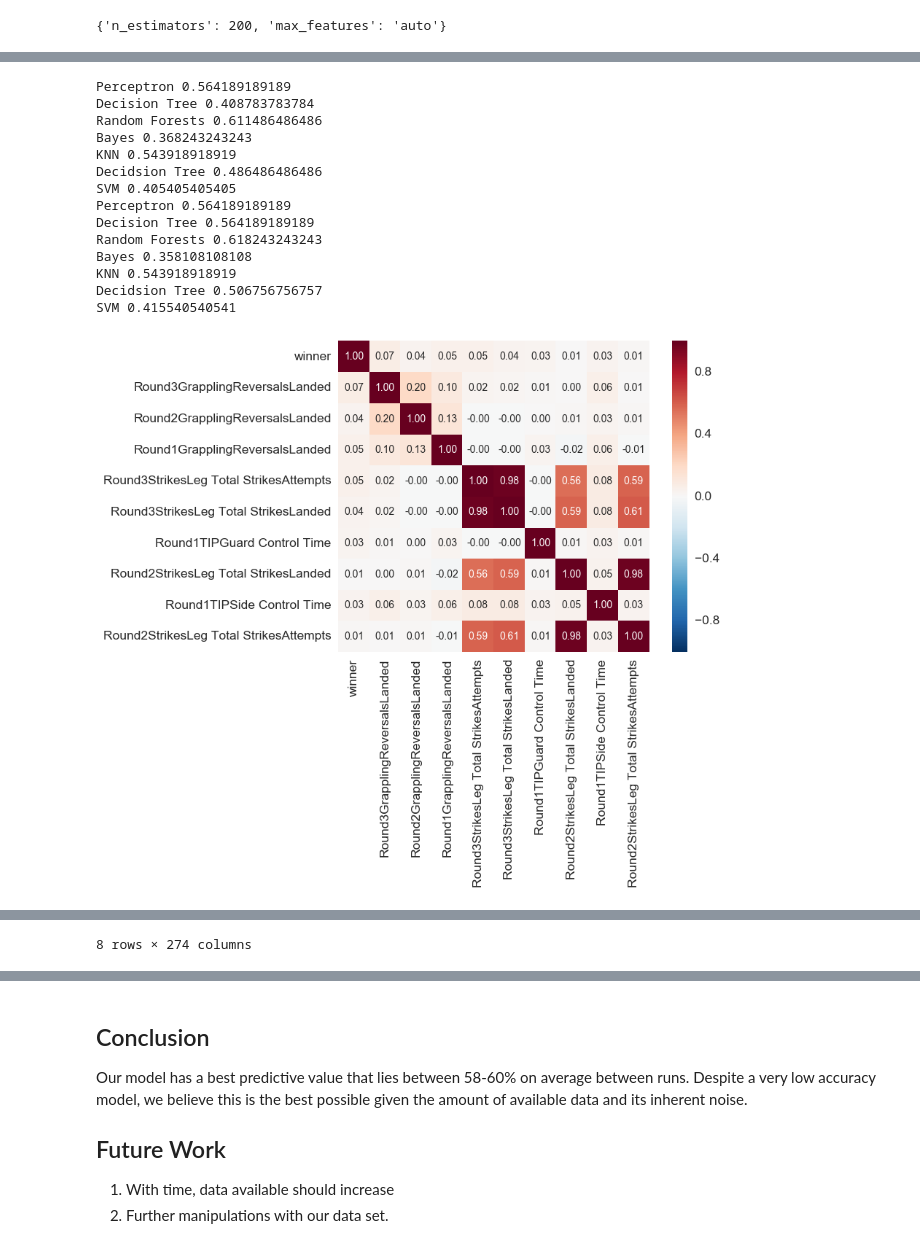
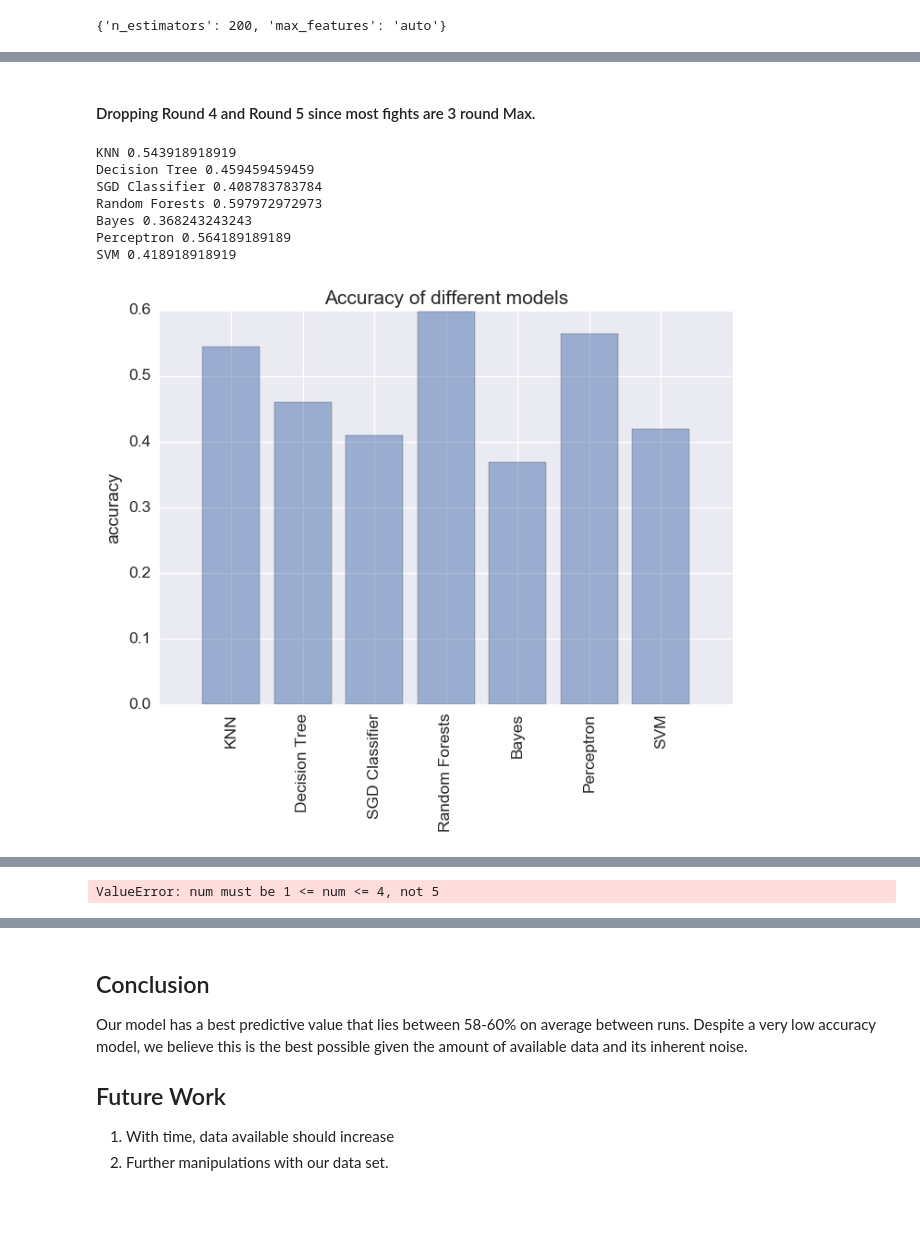
Before and after one commit to CalmDownKarm/fantastic-garbanzo, a Jupyter notebook: UFCModel.ipynb, the cells around one changed output, grey strips where cells are left out. Cells and saved outputs as stored; diff of their text form; code cells hidden in the pictures; blank space fills up the shorter version.

```diff
--- a/UFCModel.ipynb
+++ b/UFCModel.ipynb
@@ -288,5 +319,9 @@ def run_all_and_Plot(df):
 # %%
-foo = run_all_and_Plot(dropdata)
-for key,val in foo.items():
+accuracies = run_all_and_Plot(dropdata)
+CompareAll = dict()
+CompareAll['Baseline'] = accuracies
+for key,val in accuracies.items():
     print(str(key) +' '+ str(val[0]))
+plot_bar(accuracies)
+plot_cm(accuracies)
 # %% [output]
@@ -330,7 +369,10 @@ for (blue,red) in zip(blue_cols,red_cols):
     del dropdata[str(blue)]
     del dropdata[str(red)]
 # %%
-foo = run_all_and_Plot(dropdata)
-for key,val in foo.items():
+accuracies = run_all_and_Plot(dropdata)
+for key,val in accuracies.items():
     print(str(key) +' '+ str(val[0]))
+CompareAll['Blue/Red'] = accuracies
+plot_bar(accuracies)
+plot_cm(accuracies)
 # %% [output]
@@ -344,37 +389,21 @@ SVM 0.405405405405
+# %% [markdown]
+#### Dropping Round 4 and Round 5 since most fights are 3 round Max.
 # %%
 r4 = [col for col in dropdata.columns if "Round4" in col]
 r5 = [col for col in dropdata.columns if "Round5" in col]
 threerounds = dropdata.drop(r4+r5,axis = 1)
-der = run_all_and_Plot(threerounds)
-for key,val in der.items():
+accuracies = run_all_and_Plot(threerounds)
+for key,val in accuracies.items():
     print(str(key)+' '+str(val[0]))
-boobs = threerounds.loc[threerounds['Max_round'] == 3]
-bewb = threerounds.drop(['Max_round','Last_round'],axis=1)
-der = run_all_and_Plot(bewb)
-for key,val in der.items():
-    print(str(key)+' '+str(val[0]))
-
-k = 10 #number of variables for heatmap
-corrmat = bewb.corr()
-cols = corrmat.nlargest(k, 'winner')['winner'].index
-cm = np.corrcoef(dropdata[cols].values.T)
-sns.set(font_scale=1.25)
-hm = sns.heatmap(cm, cbar=True, annot=True, square=True, fmt='.2f', annot_kws={'size': 10}, yticklabels=cols.values, xticklabels=cols.values)
-plt.show()
-boobs.describe()
+CompareAll['DropR4&R5'] = accuracies
+plot_bar(accuracies)
+plot_cm(accuracies)
 # %% [output]
+KNN 0.543918918919
+Decision Tree 0.459459459459
+SGD Classifier 0.408783783784
+Random Forests 0.597972972973
+Bayes 0.368243243243
 Perceptron 0.564189189189
-Decision Tree 0.408783783784
-Random Forests 0.611486486486
-Bayes 0.368243243243
-KNN 0.543918918919
-Decidsion Tree 0.486486486486
-SVM 0.405405405405
-Perceptron 0.564189189189
-Decision Tree 0.564189189189
-Random Forests 0.618243243243
-Bayes 0.358108108108
-KNN 0.543918918919
-Decidsion Tree 0.506756756757
-SVM 0.415540540541
+SVM 0.418918918919
-[figure, old version]
+[figure, new version]
@@ -390 +410 @@ SVM 0.415540540541
-8 rows × 274 columns
+ValueError: num must be 1 <= num <= 4, not 5
```
Also changed, not shown: parts of 13 cells of this notebook.
